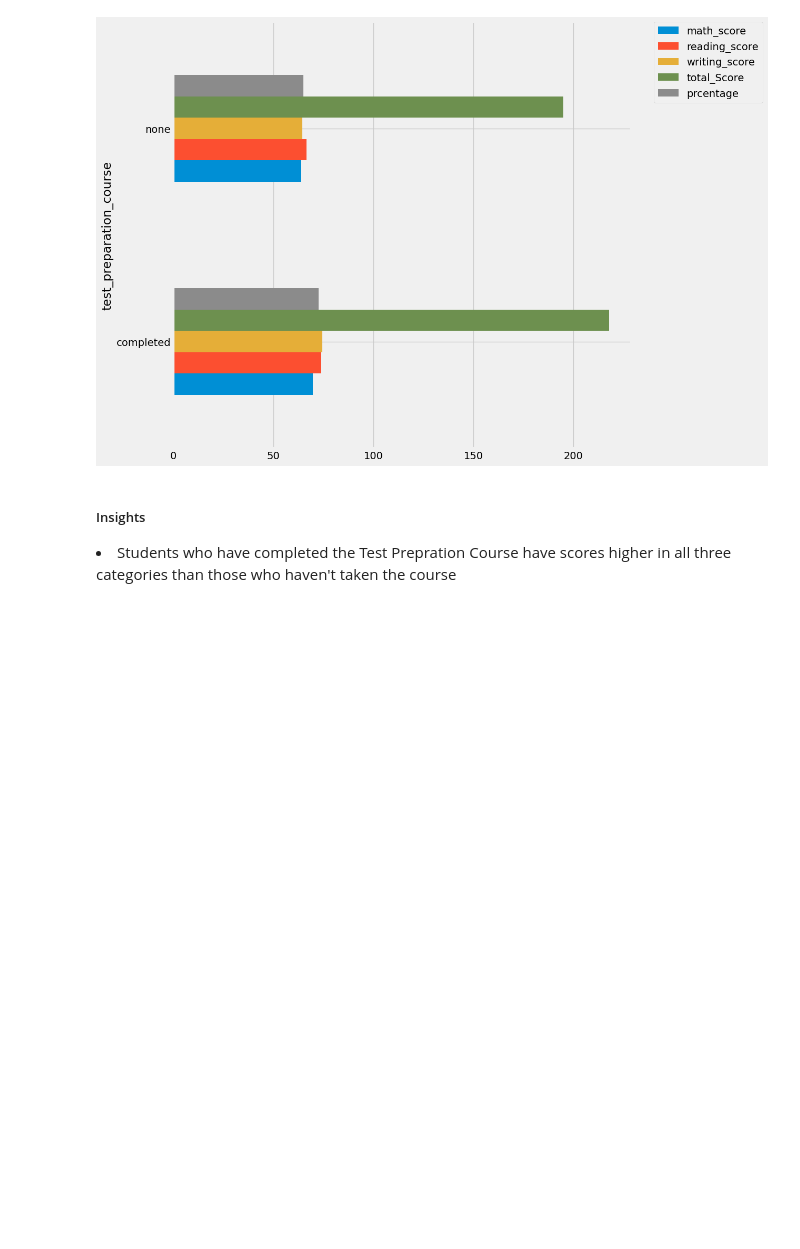
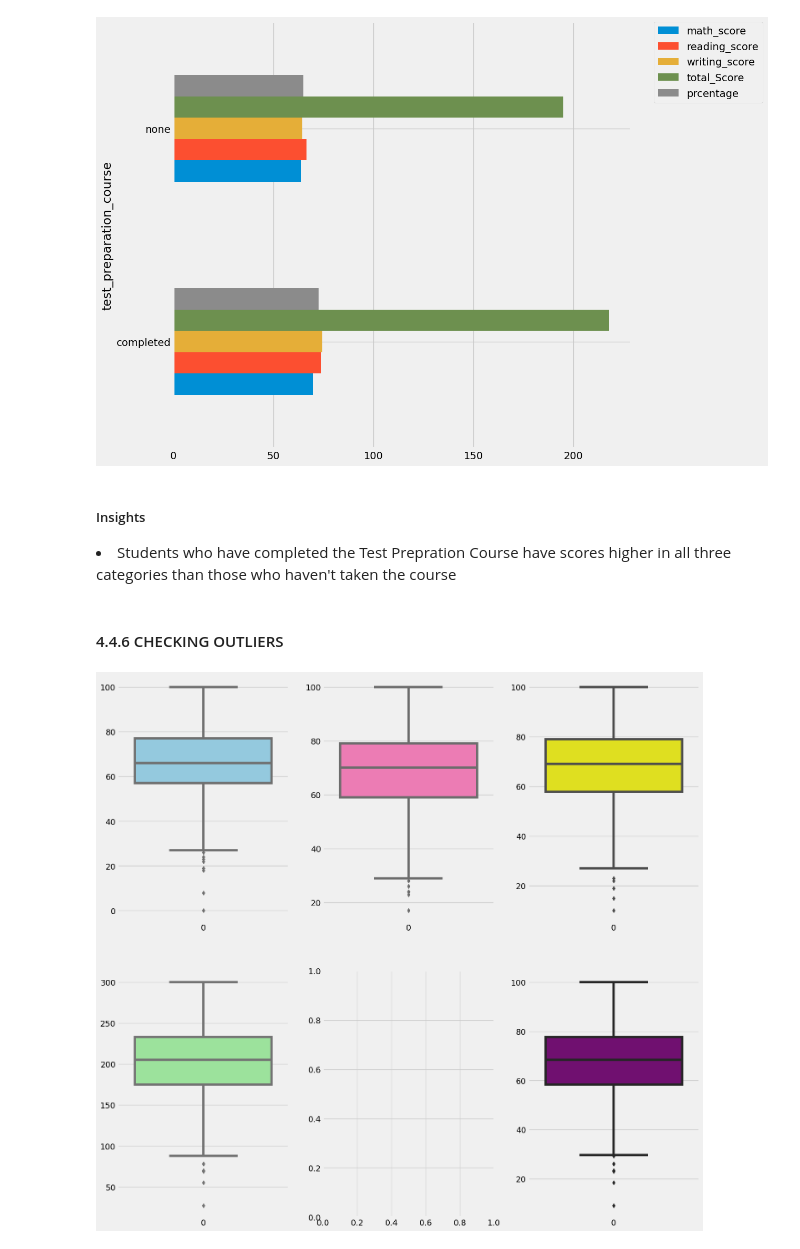
Before and after one commit to Tb1999-prog/mlproject, a Jupyter notebook: notebook/1 . EDA STUDENT PERFORMANCE .ipynb, the cells around one changed output. Saved outputs shown, nothing was run; the diff lists cells and outputs as text; code cells hidden in the pictures; blank space fills up the shorter version.

```diff
--- a/notebook/1 . EDA STUDENT PERFORMANCE .ipynb
+++ b/notebook/1 . EDA STUDENT PERFORMANCE .ipynb
@@ -624,3 +624,20 @@ plt.show()
 # %% [markdown]
 ##### Insights
 <li>Students who have completed the Test Prepration Course have scores higher in all three categories than those who haven't taken the course
+# %% [markdown]
+#### 4.4.6 CHECKING OUTLIERS
+# %%
+plt.subplots(2,3,figsize=(16,16))
+plt.subplot(231)
+sns.boxplot(df['math_score'],color='skyblue')
+plt.subplot(232)
+sns.boxplot(df['reading_score'],color='hotpink')
+plt.subplot(233)
+sns.boxplot(df['writing_score'],color='yellow')
+plt.subplot(234)
+sns.boxplot(df['total_Score'],color='lightgreen')
+plt.subplot(236)
+sns.boxplot(df['prcentage'],color='purple')
+plt.show()
+# %% [output]
+[figure, added]
```
Also changed, not shown: parts of 4 cells of this notebook.
